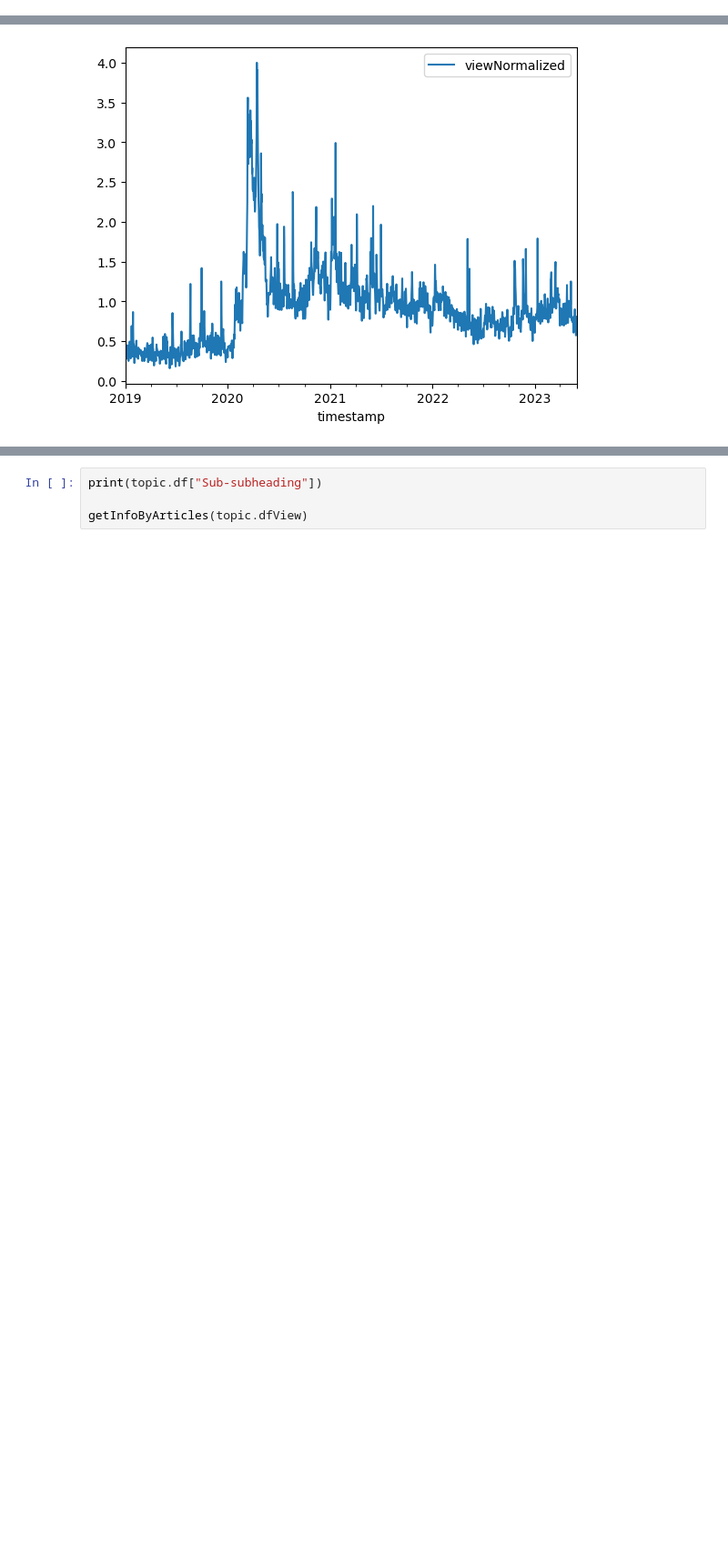
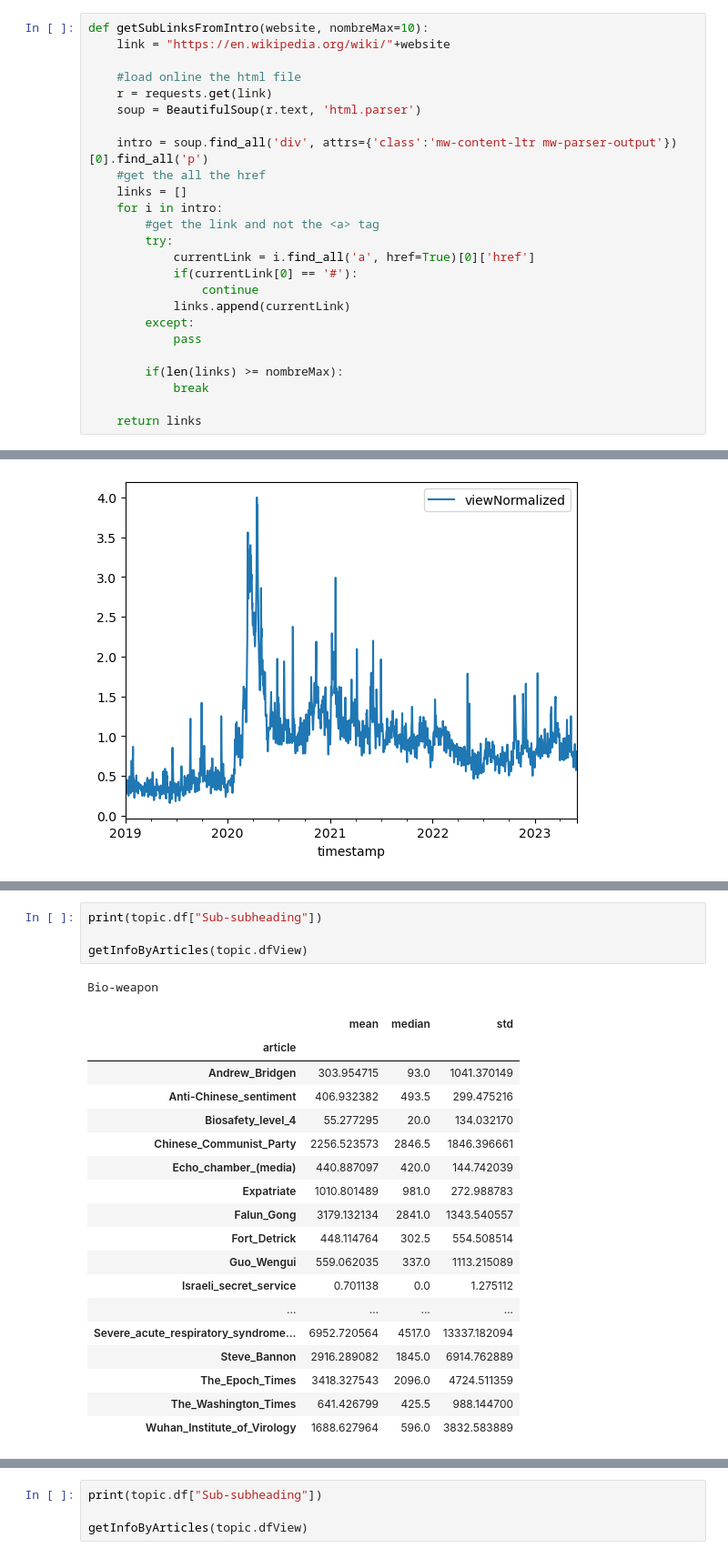
Before and after one commit to epfl-ada/ada-2023-project-thedogues1815, a Jupyter notebook: data_clustering_pablo_milestone3.ipynb, the cells around one changed output, grey strips where cells are left out. Shown at 91% size. Saved outputs shown, nothing was run; the diff lists cells and outputs as text; blank space fills up the shorter version.

```diff
--- a/data_clustering_pablo_milestone3.ipynb
+++ b/data_clustering_pablo_milestone3.ipynb
@@ -12,4 +12,29 @@ from dogues_functions_2 import clean_article_name, plot_category_trends, fetch_p
 # %%
 #load data into df
 df_fakecovidNews = pd.read_csv('./Data/covid-19_misinformation5.csv')
+# %%
+def getSubLinksFromIntro(website, nombreMax=10):
+    link = "https://en.wikipedia.org/wiki/"+website
+
+    #load online the html file
+    r = requests.get(link)
+    soup = BeautifulSoup(r.text, 'html.parser')
+
+    intro = soup.find_all('div', attrs={'class':'mw-content-ltr mw-parser-output'})[0].find_all('p')
+    #get the all the href
+    links = []
+    for i in intro:
+        #get the link and not the <a> tag
+        try:
+            currentLink = i.find_all('a', href=True)[0]['href']
+            if(currentLink[0] == '#'):
+                continue
+            links.append(currentLink)
+        except:
+            pass
+
+        if(len(links) >= nombreMax):
+            break
+
+    return links
 # %%
@@ -267,3 +262,27 @@ Error fetching data for Misinformation_related_to_the_COVID-19_pandemic#Misinfor
+# %%
+print(topic.df["Sub-subheading"])
+
+getInfoByArticles(topic.dfView)
+# %% [output]
+Bio-weapon
+|  | mean | median | std |
+| article |  |  |  |
+| Andrew_Bridgen | 303.954715 | 93.0 | 1041.370149 |
+| Anti-Chinese_sentiment | 406.932382 | 493.5 | 299.475216 |
+| Biosafety_level_4 | 55.277295 | 20.0 | 134.032170 |
+| Chinese_Communist_Party | 2256.523573 | 2846.5 | 1846.396661 |
+| Echo_chamber_(media) | 440.887097 | 420.0 | 144.742039 |
+| Expatriate | 1010.801489 | 981.0 | 272.988783 |
+| Falun_Gong | 3179.132134 | 2841.0 | 1343.540557 |
+| Fort_Detrick | 448.114764 | 302.5 | 554.508514 |
+| Guo_Wengui | 559.062035 | 337.0 | 1113.215089 |
+| Israeli_secret_service | 0.701138 | 0.0 | 1.275112 |
+| ... | ... | ... | ... |
+| Severe_acute_respiratory_syndrome... | 6952.720564 | 4517.0 | 13337.182094 |
+| Steve_Bannon | 2916.289082 | 1845.0 | 6914.762889 |
+| The_Epoch_Times | 3418.327543 | 2096.0 | 4724.511359 |
+| The_Washington_Times | 641.426799 | 425.5 | 988.144700 |
+| Wuhan_Institute_of_Virology | 1688.627964 | 596.0 | 3832.583889 |
 # %%
 topic = wikiTopic(df_fakecovidNews, 2)
 # %% [output]
```
Also changed, not shown: parts of 14 cells of this notebook.
